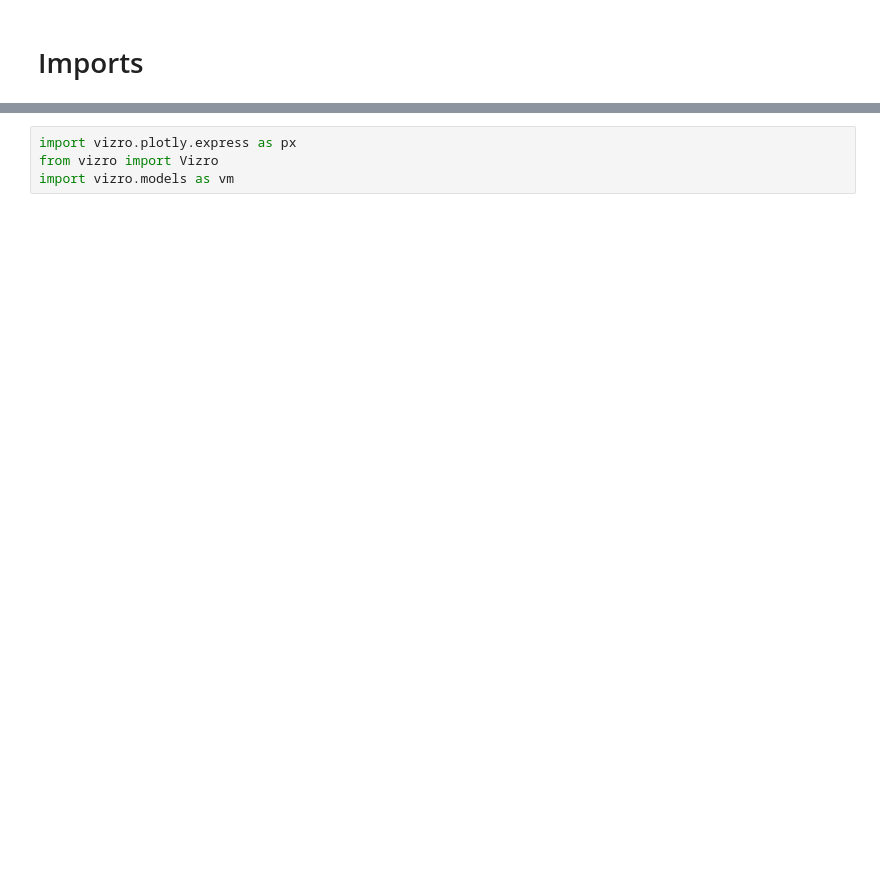
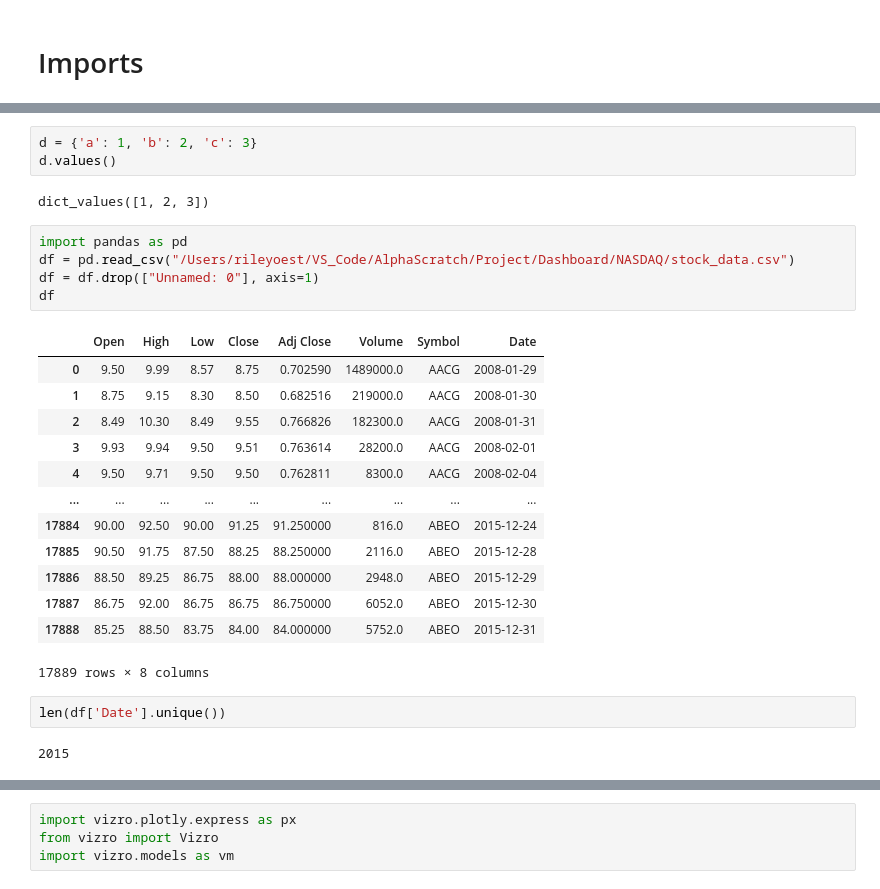
Before and after one commit to roest1/Alpha, a Jupyter notebook: Project/Dashboard/test.ipynb, the cells around one changed output, grey strips where cells are left out. Cells and saved outputs as stored; diff of their text form; blank space fills up the shorter version.

Commit message:
updated dashboard

```diff
--- a/Project/Dashboard/test.ipynb
+++ b/Project/Dashboard/test.ipynb
@@ -2,0 +14,28 @@
+# %%
+d = {'a': 1, 'b': 2, 'c': 3}
+d.values()
+# %% [output]
+dict_values([1, 2, 3])
+# %%
+import pandas as pd
+df = pd.read_csv("/Users/rileyoest/VS_Code/AlphaScratch/Project/Dashboard/NASDAQ/stock_data.csv")
+df = df.drop(["Unnamed: 0"], axis=1)
+df
+# %% [output]
+|  | Open | High | Low | Close | Adj Close | Volume | Symbol | Date |
+| 0 | 9.50 | 9.99 | 8.57 | 8.75 | 0.702590 | 1489000.0 | AACG | 2008-01-29 |
+| 1 | 8.75 | 9.15 | 8.30 | 8.50 | 0.682516 | 219000.0 | AACG | 2008-01-30 |
+| 2 | 8.49 | 10.30 | 8.49 | 9.55 | 0.766826 | 182300.0 | AACG | 2008-01-31 |
+| 3 | 9.93 | 9.94 | 9.50 | 9.51 | 0.763614 | 28200.0 | AACG | 2008-02-01 |
+| 4 | 9.50 | 9.71 | 9.50 | 9.50 | 0.762811 | 8300.0 | AACG | 2008-02-04 |
+| ... | ... | ... | ... | ... | ... | ... | ... | ... |
+| 17884 | 90.00 | 92.50 | 90.00 | 91.25 | 91.250000 | 816.0 | ABEO | 2015-12-24 |
+| 17885 | 90.50 | 91.75 | 87.50 | 88.25 | 88.250000 | 2116.0 | ABEO | 2015-12-28 |
+| 17886 | 88.50 | 89.25 | 86.75 | 88.00 | 88.000000 | 2948.0 | ABEO | 2015-12-29 |
+| 17887 | 86.75 | 92.00 | 86.75 | 86.75 | 86.750000 | 6052.0 | ABEO | 2015-12-30 |
+| 17888 | 85.25 | 88.50 | 83.75 | 84.00 | 84.000000 | 5752.0 | ABEO | 2015-12-31 |
+17889 rows × 8 columns
+# %%
+len(df['Date'].unique())
+# %% [output]
+2015
```
Also changed, not shown: parts of 19 cells of this notebook, 10 other files.
